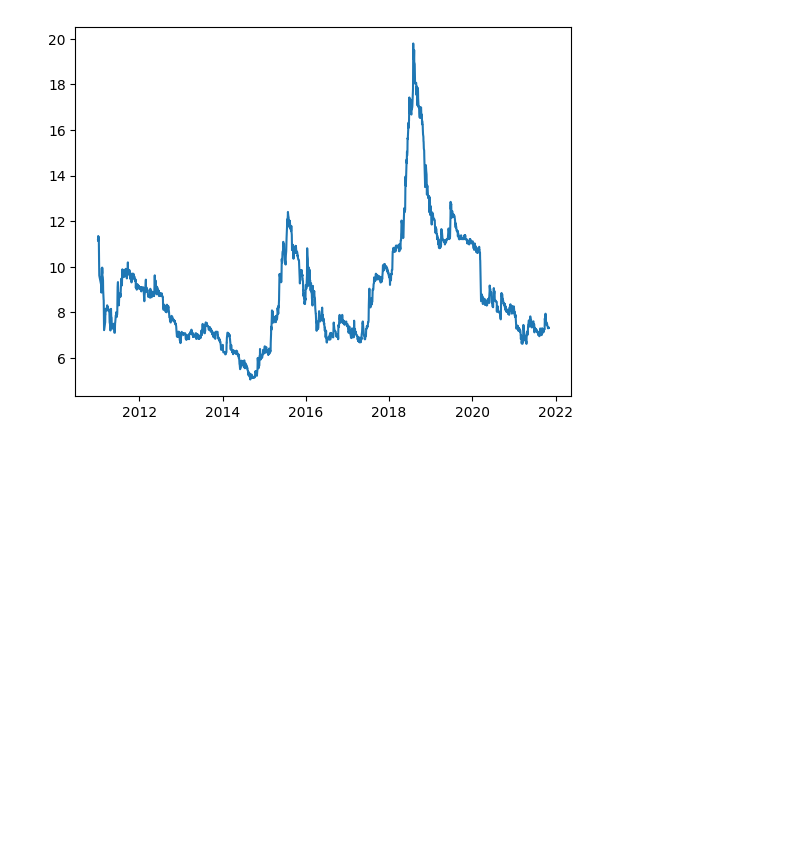
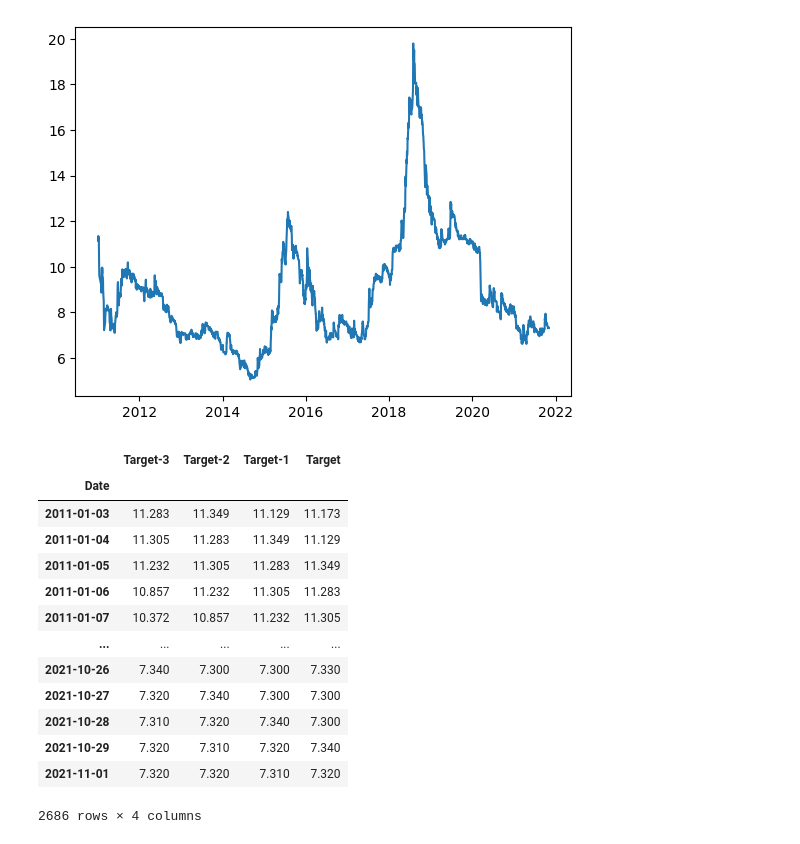
Before and after one commit to Idriss-Chefai/TunisianStockPrediction, a Jupyter notebook: LSTM.ipynb, the cells around one changed output. Saved outputs shown, nothing was run; the diff lists cells and outputs as text; code cells hidden in the pictures; blank space fills up the shorter version.

```diff
--- a/LSTM.ipynb
+++ b/LSTM.ipynb
@@ -64,3 +69,31 @@ plt.plot(TunisianStockMarketFiltred.index , TunisianStockMarketFiltred['Adj_Clos
 # %% [output]
 [<matplotlib.lines.Line2D at 0x...>]
 [figure]
+# %%
+#Create windowed data every 3 days
+def window_data(data, n=3):
+    windowed_data = pd.DataFrame()
+    for i in range(n, 0, -1):
+        windowed_data[f'Target-{i}'] = data['Adj_Close'].shift(i)
+    windowed_data['Target'] = data['Adj_Close']
+    return windowed_data.dropna()
+
+
+windowed_data = window_data(TunisianStockMarketFiltred, n = 3)
+windowed_data.sort_index(inplace=True, ascending=True)
+windowed_data
+# %% [output]
+|  | Target-3 | Target-2 | Target-1 | Target |
+| Date |  |  |  |  |
+| 2011-01-03 | 11.283 | 11.349 | 11.129 | 11.173 |
+| 2011-01-04 | 11.305 | 11.283 | 11.349 | 11.129 |
+| 2011-01-05 | 11.232 | 11.305 | 11.283 | 11.349 |
+| 2011-01-06 | 10.857 | 11.232 | 11.305 | 11.283 |
+| 2011-01-07 | 10.372 | 10.857 | 11.232 | 11.305 |
+| ... | ... | ... | ... | ... |
+| 2021-10-26 | 7.340 | 7.300 | 7.300 | 7.330 |
+| 2021-10-27 | 7.320 | 7.340 | 7.300 | 7.300 |
+| 2021-10-28 | 7.310 | 7.320 | 7.340 | 7.300 |
+| 2021-10-29 | 7.320 | 7.310 | 7.320 | 7.340 |
+| 2021-11-01 | 7.320 | 7.320 | 7.310 | 7.320 |
+2686 rows × 4 columns
```
Also changed, not shown: parts of 5 cells of this notebook.
